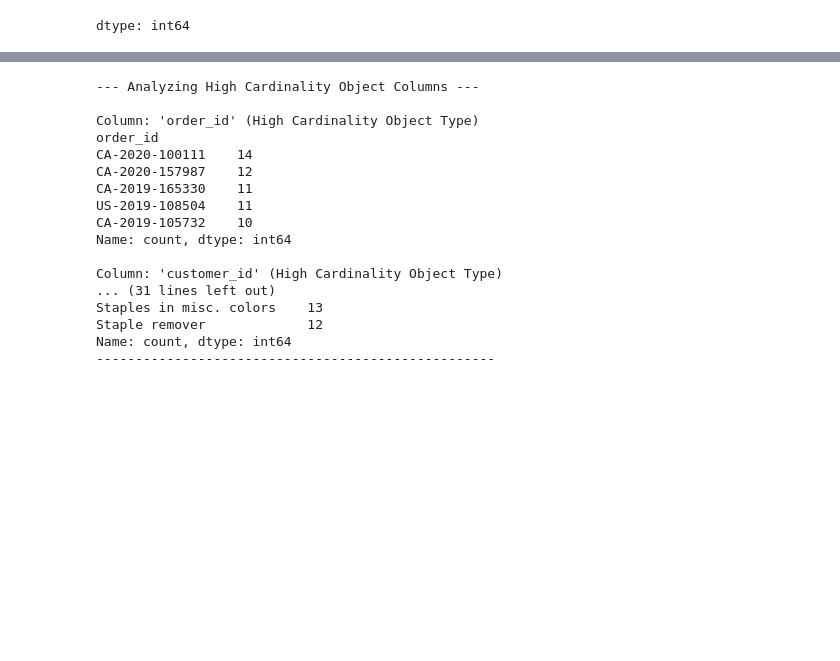
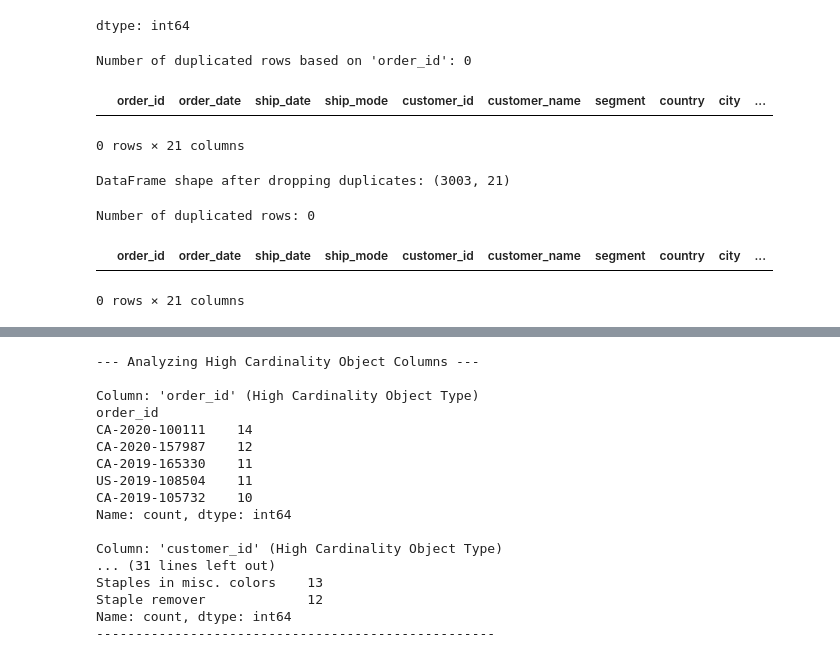
Before and after one commit to anish00ti/EDA-on-sales, a Jupyter notebook: Predictive_Ecommerce_Analytics.ipynb, the cells around one changed output, grey strips where cells are left out. Saved outputs shown, nothing was run; the diff lists cells and outputs as text; code cells hidden in the pictures; blank space fills up the shorter version.

```diff
--- a/Predictive_Ecommerce_Analytics.ipynb
+++ b/Predictive_Ecommerce_Analytics.ipynb
@@ -126,6 +126,26 @@ df.isnull().sum()
 | year | 0 |
 | month | 0 |
 dtype: int64
+# %%
+print(f"Number of duplicated rows based on 'order_id': {df.duplicated(subset=['order_id']).sum()}")
+display(df[df.duplicated(subset=['order_id'])].head(20))
+# %% [output]
+Number of duplicated rows based on 'order_id': 0
+|  | order_id | order_date | ship_date | ship_mode | customer_id | customer_name | segment | country | city | ... |
+0 rows × 21 columns
+# %%
+# Remove duplicated rows based on all columns, keeping the last occurrence
+df.drop_duplicates( subset=['order_id'],keep='last', inplace=True)
+print(f"DataFrame shape after dropping duplicates: {df.shape}")
+# %% [output]
+DataFrame shape after dropping duplicates: (3003, 21)
+# %%
+print(f"Number of duplicated rows: {df.duplicated().sum()}")
+display(df[df.duplicated()].head(10))
+# %% [output]
+Number of duplicated rows: 0
+|  | order_id | order_date | ship_date | ship_mode | customer_id | customer_name | segment | country | city | ... |
+0 rows × 21 columns
 # %%
 df.columns
 # %% [output]
```
Also changed, not shown: parts of 13 cells of this notebook.
